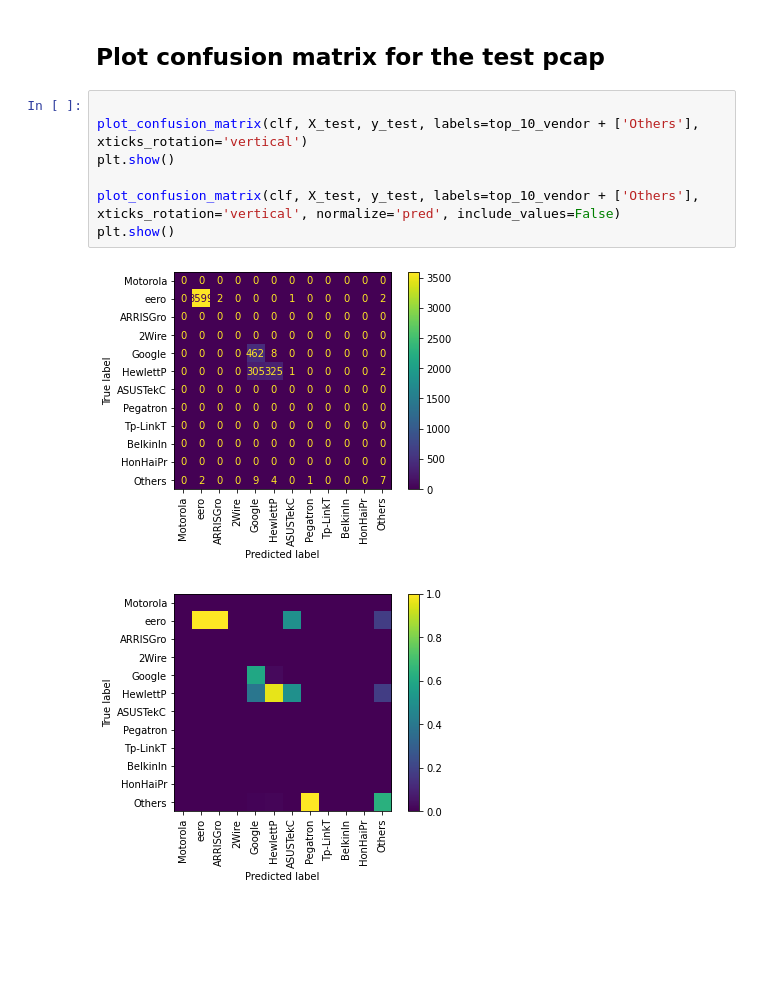
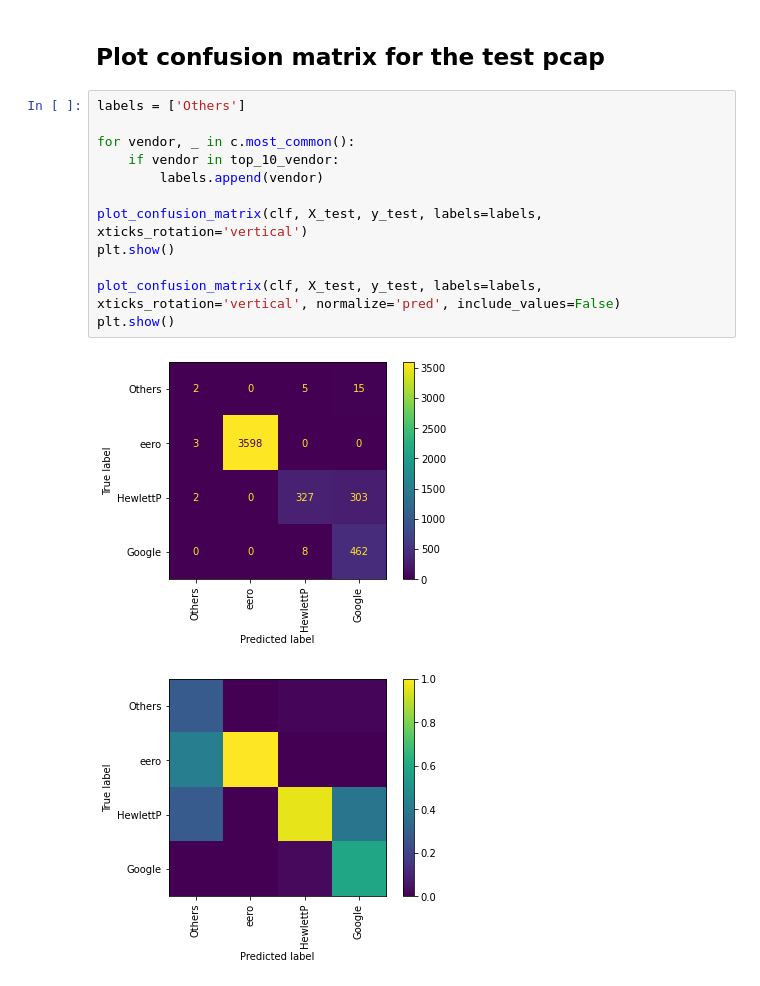
Before and after one commit to kaiyuhou/nprint-wlan, a Jupyter notebook: example/devices-classifier-mulit.ipynb, the cells around one changed output. Drawn from its saved outputs; the diff is of its cells as text; blank space fills up the shorter version.

```diff
--- a/example/devices-classifier-mulit.ipynb
+++ b/example/devices-classifier-mulit.ipynb
@@ -313,12 +317,17 @@ weighted avg       0.95      0.93      0.93      4730
 # %% [markdown]
 ## Plot confusion matrix for the test pcap
 # %%
+labels = ['Others']
 
-plot_confusion_matrix(clf, X_test, y_test, labels=top_10_vendor + ['Others'], xticks_rotation='vertical')
+for vendor, _ in c.most_common():
+    if vendor in top_10_vendor:
+        labels.append(vendor)
+
+plot_confusion_matrix(clf, X_test, y_test, labels=labels, xticks_rotation='vertical')
 plt.show()
 
-plot_confusion_matrix(clf, X_test, y_test, labels=top_10_vendor + ['Others'], xticks_rotation='vertical', normalize='pred', include_values=False)
+plot_confusion_matrix(clf, X_test, y_test, labels=labels, xticks_rotation='vertical', normalize='pred', include_values=False)
 plt.show()
 # %% [output]
-[figure, old version]
+[figure, new version]
-[figure, old version]
+[figure, new version]
```
Also changed, not shown: parts of 4 cells of this notebook.
